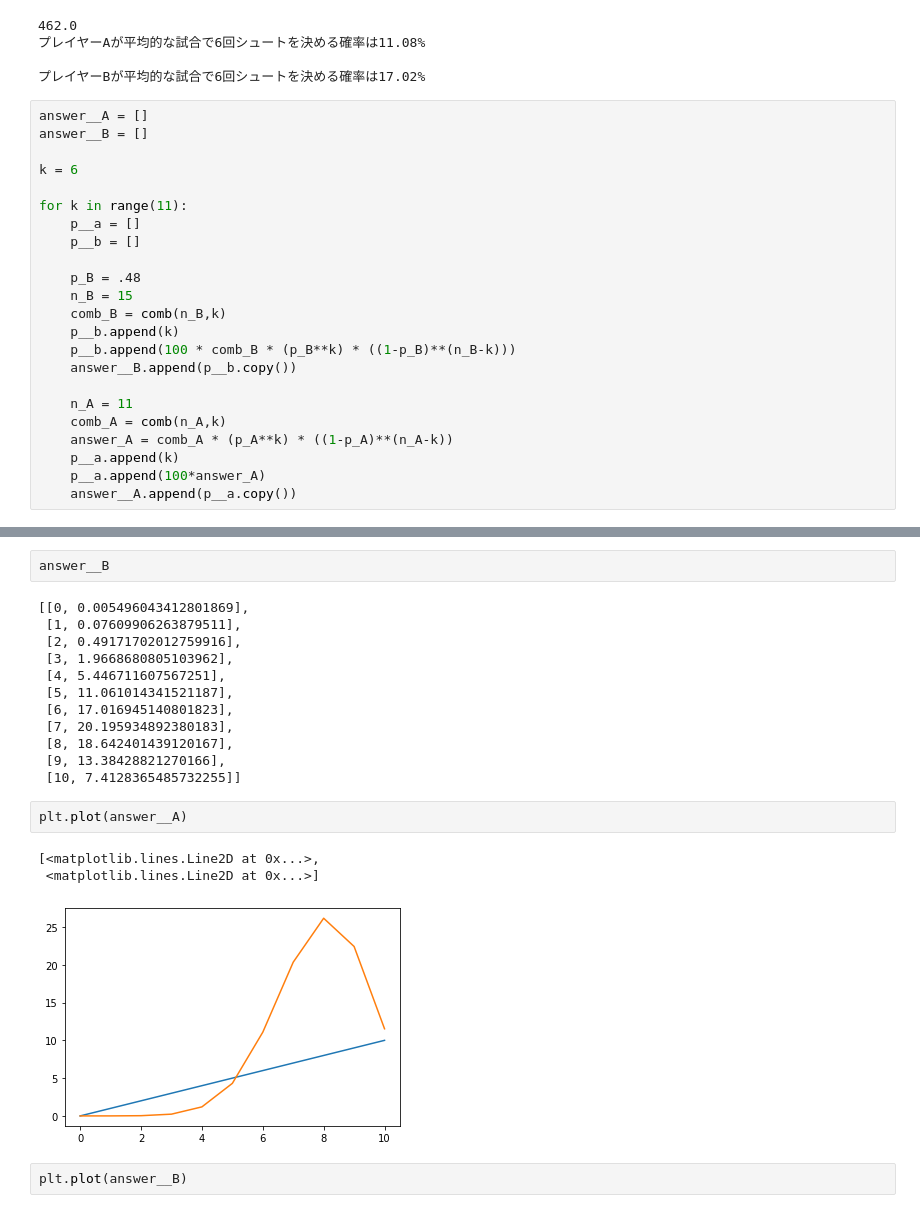
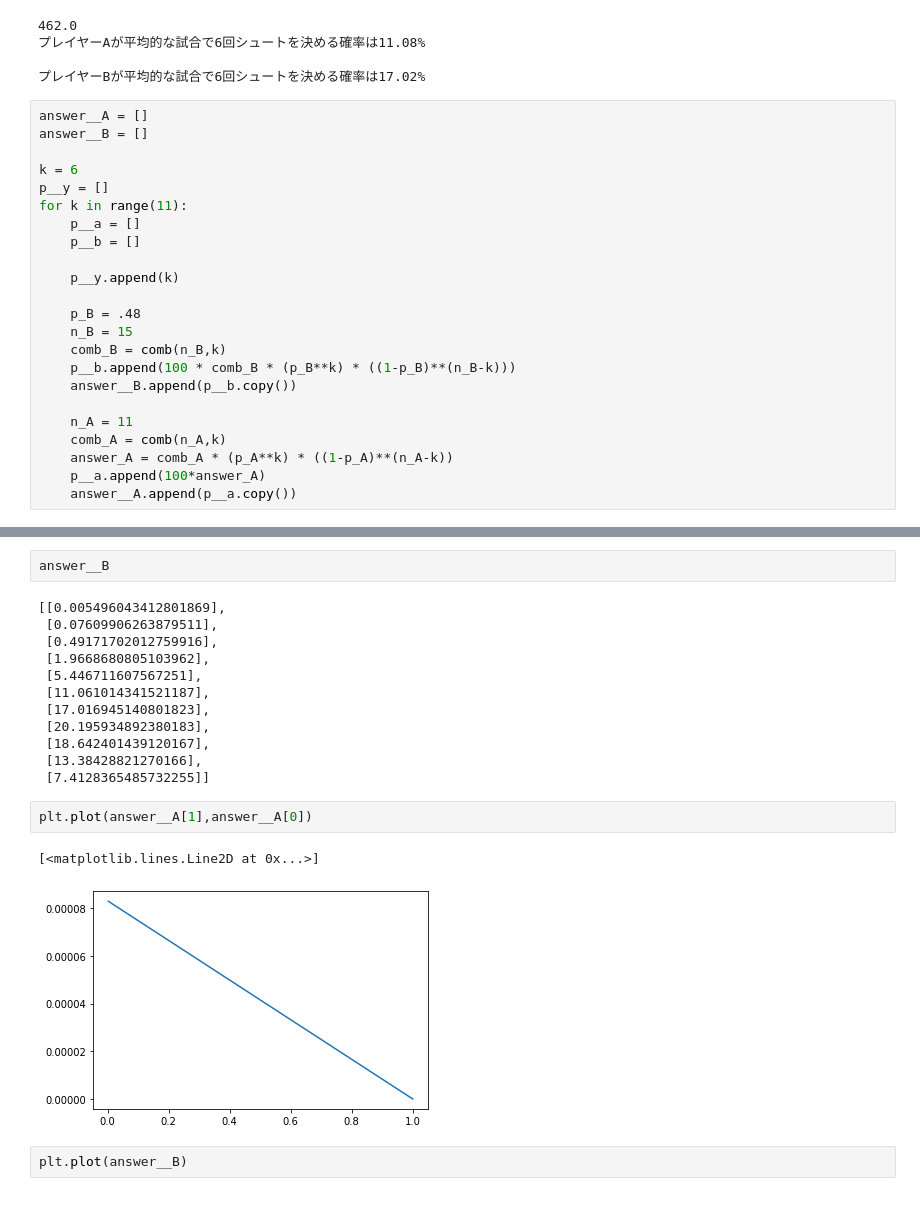
Before and after one commit to fujispooo/datascience, a Jupyter notebook: Lec90-Lec91.ipynb, the cells around one changed output, grey strips where cells are left out. Drawn from its saved outputs; the diff is of its cells as text.

```diff
--- a/Lec90-Lec91.ipynb
+++ b/Lec90-Lec91.ipynb
@@ -111,22 +111,22 @@ answer__A = []
 answer__B = []
 
 k = 6
-
+p__y = []
 for k in range(11):
     p__a = []
     p__b = []
 
+    p__y.append(k)
+
     p_B = .48
     n_B = 15
     comb_B = comb(n_B,k)
-    p__b.append(k)
     p__b.append(100 * comb_B * (p_B**k) * ((1-p_B)**(n_B-k)))
     answer__B.append(p__b.copy())
 
     n_A = 11
     comb_A = comb(n_A,k)
     answer_A = comb_A * (p_A**k) * ((1-p_A)**(n_A-k))
-    p__a.append(k)
     p__a.append(100*answer_A)
     answer__A.append(p__a.copy())
 # %%
@@ -146,23 +146,22 @@ answer__A
 # %%
 answer__B
 # %% [output]
-[[0, 0.005496043412801869],
- [1, 0.07609906263879511],
- [2, 0.49171702012759916],
- [3, 1.9668680805103962],
- [4, 5.446711607567251],
- [5, 11.061014341521187],
- [6, 17.016945140801823],
- [7, 20.195934892380183],
- [8, 18.642401439120167],
- [9, 13.38428821270166],
- [10, 7.4128365485732255]]
+[[0.005496043412801869],
+ [0.07609906263879511],
+ [0.49171702012759916],
+ [1.9668680805103962],
+ [5.446711607567251],
+ [11.061014341521187],
+ [17.016945140801823],
+ [20.195934892380183],
+ [18.642401439120167],
+ [13.38428821270166],
+ [7.4128365485732255]]
 # %%
-plt.plot(answer__A)
+plt.plot(answer__A[1],answer__A[0])
 # %% [output]
-[<matplotlib.lines.Line2D at 0x...>,
- <matplotlib.lines.Line2D at 0x...>]
+[<matplotlib.lines.Line2D at 0x...>]
-[figure, old version]
+[figure, new version]
 # %%
 plt.plot(answer__B)
 # %% [output]
```
Also changed, not shown: parts of 1 cell of this notebook.
